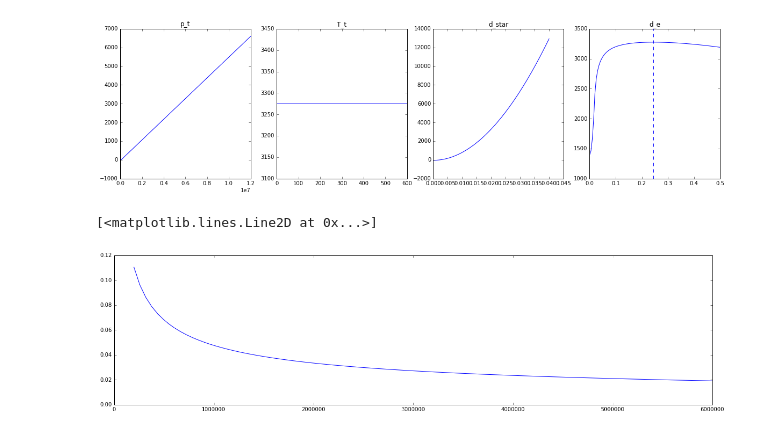
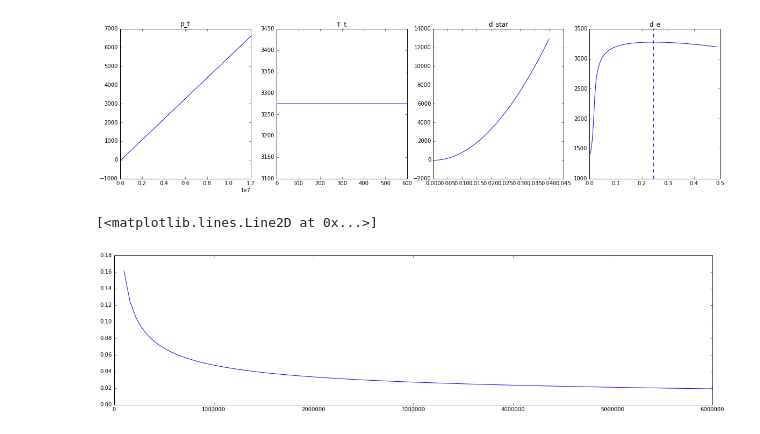
Before and after one commit to morloy/aero_propulsion, a Jupyter notebook: Thrust.ipynb, the cells around one changed output. Saved outputs shown, nothing was run; the diff lists cells and outputs as text; code cells hidden in the pictures.

Commit message:
adapt exit diameter to match tube pressure

```diff
--- a/Thrust.ipynb
+++ b/Thrust.ipynb
@@ -9,10 +9,10 @@ import matplotlib.pyplot as plt
 # https://www.grc.nasa.gov/www/k-12/airplane/rktthsum.html
 
 
-p_t = 60. * 10**5  # pressure in tank [Pa]
+p_t = 60. * 10**5   # pressure in tank [Pa]
 T_t = 300.          # temperature in tank [K]
 d_star = .02        # diameter at throat [m]
-d_e = .25            # diameter at exit [m]
+d_e = .2445         # diameter at exit [m]
 
 
 gam = 1.4           # specific heat ratio for oxygen
@@ -110,9 +110,9 @@ Optimal d_e: 0.244861204375 [m] at 3.27572361467 [kN]
 # %%
 # Compute d_star for given thrust (3 kN) vs pressure
 
 computeDStar = np.vectorize(lambda p: fsolve(lambda x: computeThrust(p, T_t, x, d_e) - 3000., 10., )[0])
-p = np.linspace(2.*100000,p_t,100)
+p = np.linspace(1.*100000,p_t,100)
 plt.plot(p, computeDStar(p))
 # %% [output]
 [<matplotlib.lines.Line2D at 0x...>]
-[figure, old version]
+[figure, new version]
```
Also changed, not shown: parts of 1 cell of this notebook.
